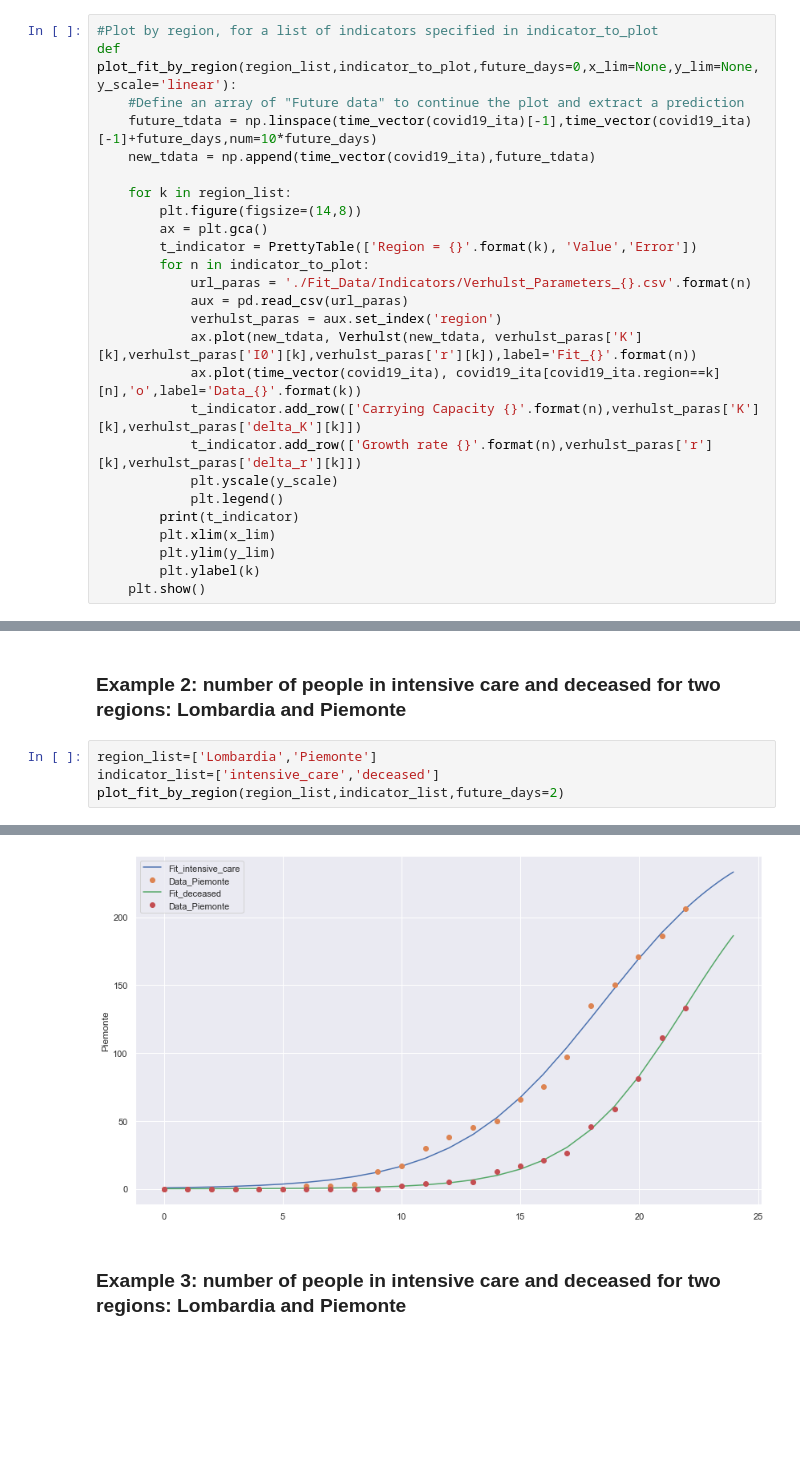
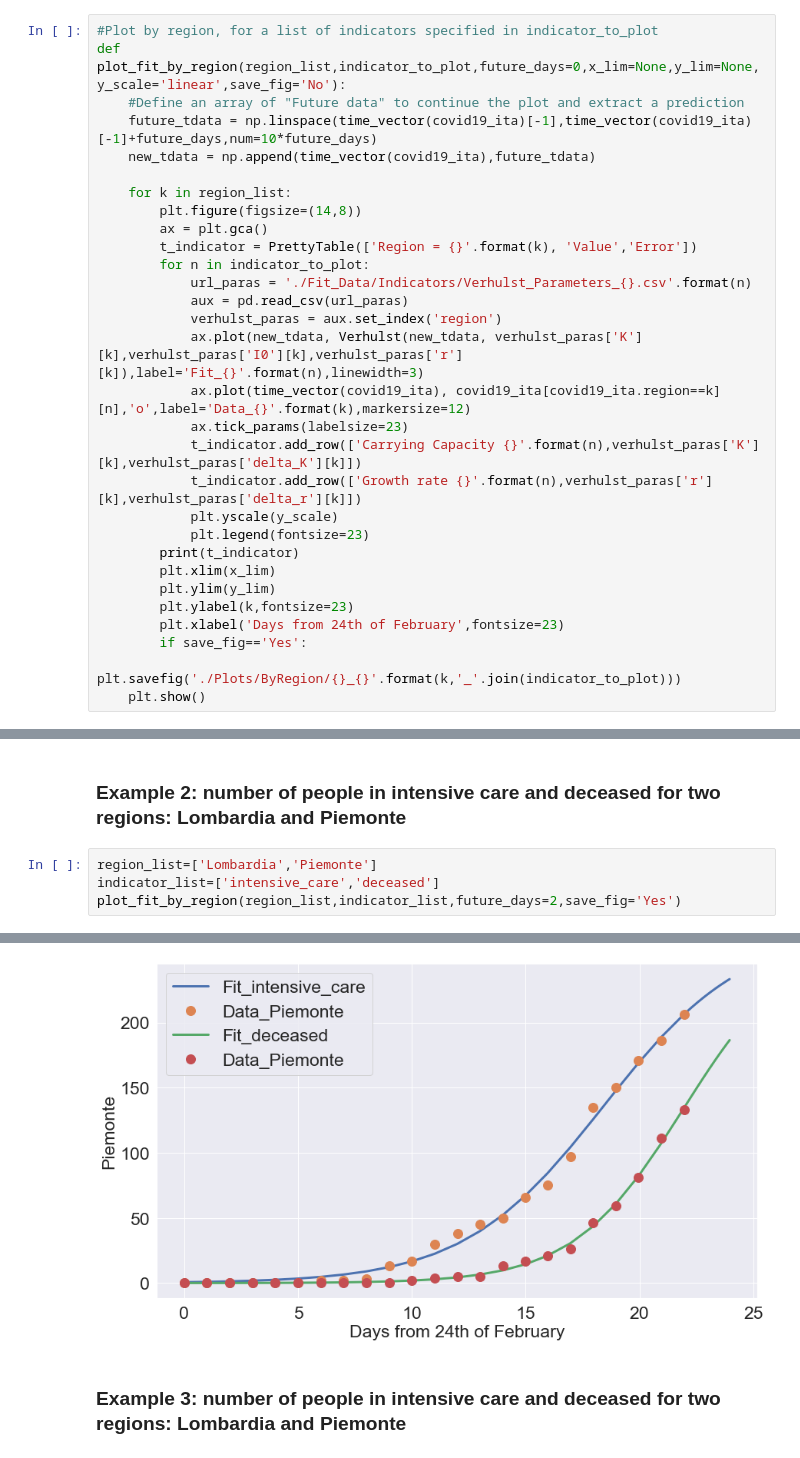
Before and after one commit to fabioanza/COVID19_Italy, a Jupyter notebook: COVID19_Italy_Plots.ipynb, the cells around one changed output, grey strips where cells are left out. Saved outputs shown, nothing was run; the diff lists cells and outputs as text; blank space fills up the shorter version.

```diff
--- a/COVID19_Italy_Plots.ipynb
+++ b/COVID19_Italy_Plots.ipynb
@@ -115,7 +119,7 @@ def plot_fit_by_indicator(region_list,indicator_to_plot,future_days=0,x_lim=None
     plt.show()
 # %%
 #Plot by region, for a list of indicators specified in indicator_to_plot
-def plot_fit_by_region(region_list,indicator_to_plot,future_days=0,x_lim=None,y_lim=None,y_scale='linear'):
+def plot_fit_by_region(region_list,indicator_to_plot,future_days=0,x_lim=None,y_lim=None,y_scale='linear',save_fig='No'):
     #Define an array of "Future data" to continue the plot and extract a prediction
     future_tdata = np.linspace(time_vector(covid19_ita)[-1],time_vector(covid19_ita)[-1]+future_days,num=10*future_days)
     new_tdata = np.append(time_vector(covid19_ita),future_tdata)
@@ -128,16 +132,20 @@ def plot_fit_by_region(region_list,indicator_to_plot,future_days=0,x_lim=None,y_
             url_paras = './Fit_Data/Indicators/Verhulst_Parameters_{}.csv'.format(n)
             aux = pd.read_csv(url_paras)
             verhulst_paras = aux.set_index('region')
-            ax.plot(new_tdata, Verhulst(new_tdata, verhulst_paras['K'][k],verhulst_paras['I0'][k],verhulst_paras['r'][k]),label='Fit_{}'.format(n))
-            ax.plot(time_vector(covid19_ita), covid19_ita[covid19_ita.region==k][n],'o',label='Data_{}'.format(k))
+            ax.plot(new_tdata, Verhulst(new_tdata, verhulst_paras['K'][k],verhulst_paras['I0'][k],verhulst_paras['r'][k]),label='Fit_{}'.format(n),linewidth=3)
+            ax.plot(time_vector(covid19_ita), covid19_ita[covid19_ita.region==k][n],'o',label='Data_{}'.format(k),markersize=12)
+            ax.tick_params(labelsize=23)
             t_indicator.add_row(['Carrying Capacity {}'.format(n),verhulst_paras['K'][k],verhulst_paras['delta_K'][k]])
             t_indicator.add_row(['Growth rate {}'.format(n),verhulst_paras['r'][k],verhulst_paras['delta_r'][k]])
             plt.yscale(y_scale)
-            plt.legend()
+            plt.legend(fontsize=23)
         print(t_indicator)
         plt.xlim(x_lim)
         plt.ylim(y_lim)
-        plt.ylabel(k)
+        plt.ylabel(k,fontsize=23)
+        plt.xlabel('Days from 24th of February',fontsize=23)
+        if save_fig=='Yes':
+            plt.savefig('./Plots/ByRegion/{}_{}'.format(k,'_'.join(indicator_to_plot)))
     plt.show()
 # %% [markdown]
 ## Usage of plot functions and arguments that can be used
@@ -172,7 +181,7 @@ plot_fit_by_region(region_list,indicator_list,future_days=3)
 # %%
 region_list=['Lombardia','Piemonte']
 indicator_list=['intensive_care','deceased']
-plot_fit_by_region(region_list,indicator_list,future_days=2)
+plot_fit_by_region(region_list,indicator_list,future_days=2,save_fig='Yes')
 # %% [output]
 +----------------------------------+--------------------+----------------------+
 |        Region = Lombardia        |       Value        |        Error         |
@@ -194,4 +203,4 @@ plot_fit_by_region(region_list,indicator_list,future_days=2)
-[figure, old version]
+[figure, new version]
 # %% [markdown]
 ### Example 3: number of people in intensive care and deceased for two regions: Lombardia and Piemonte
 # %%
```
Also changed, not shown: parts of 5 cells of this notebook, 5 other files.
